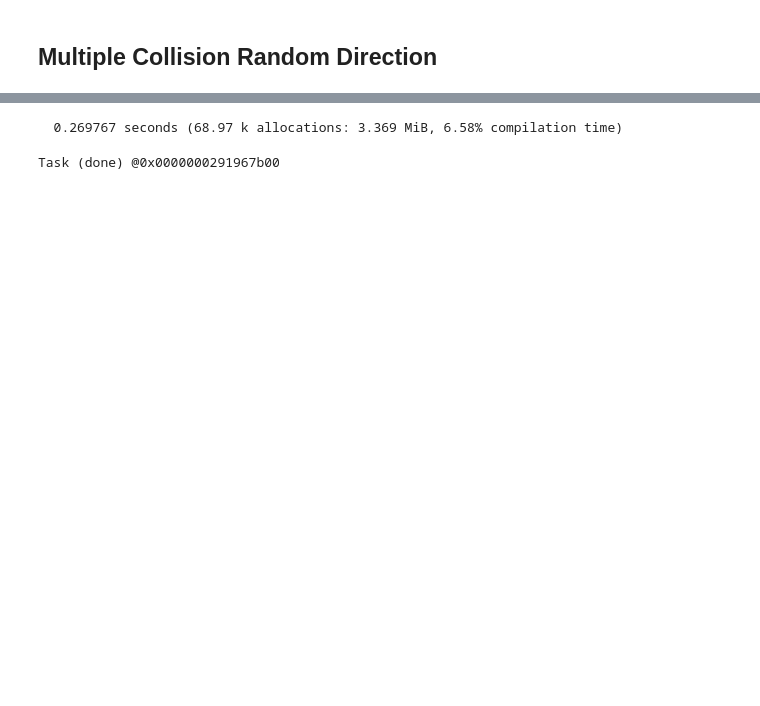
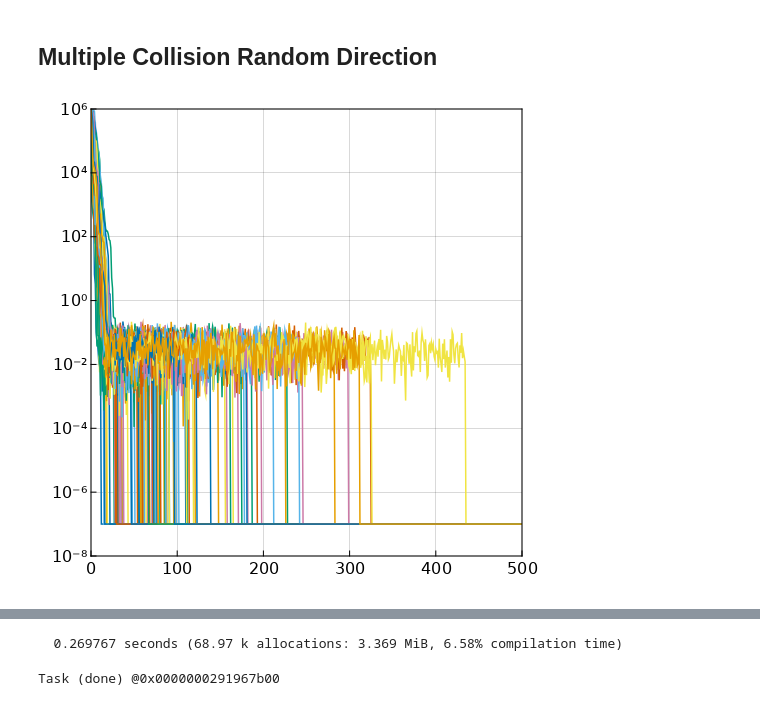
Before and after one commit to JBusink/Neutronenbron_Simulatie, a Jupyter notebook: Scripts/Simulatie.ipynb, the cells around one changed output, grey strips where cells are left out. Saved outputs shown, nothing was run; the diff lists cells and outputs as text; code cells hidden in the pictures; blank space fills up the shorter version.

Commit message:
updated threads

```diff
--- a/Scripts/Simulatie.ipynb
+++ b/Scripts/Simulatie.ipynb
@@ -173,7 +178,7 @@ Etotal = []
 E0=1e6
 Px,Py,Pz = Vector{Float64}(),Vector{Float64}(),Vector{Float64}()
 
-for i in 1:1:10000
+for i in 1:1:100000
     E0,θ,ϕ =1e6,rand()*π,rand()*2*π
     P_initial = sqrt.(2 .* E0) .* SM.unit_vector(θ,ϕ)
     # P_initial = sqrt.(2 .* E0) .* Array([0,0,1])
@@ -215,4 +220,6 @@ hist!(ax4,Etotal./E0;bins = 201,strokecolor =:black,strokewidth=0.3,normalizatio
 # lines!(ax4,x,(1/π)./(sqrt.(x .* (1 .- x))),color=:black,linewidth=3,Label = L"Arcsine")
 lines!(ax4,x,(1 / π) .* ((x .^ (- α) .* ((1 .- x ) .^ (-α )))) ,color=:black,linewidth=3,Label = L"Arcsine")
 
-fig
+# fig
+
+# save("Single_collision_statistics.svg",fig)
@@ -219,15 +250,35 @@ fig
 # %% [markdown]
 ## Multiple Collision Random Direction
 # %%
+using Distributed,BenchmarkTools
+Threads.nthreads()
+
 Etotal = []
 Pxtotal,Pytotal,Pztotal = [],[],[]
-# FPTlist1,FPTlist2,FPTlist3,FPTlist4 = [],[],[],[]
-for i in 1:1:100000
+FPTlist1,FPTlist2,FPTlist3,FPTlist4 = [],[],[],[]
+Threads.@threads for i in 1:1:100
     E0,θ,ϕ =1e6,rand()*π,rand()*2*π
     P_initial = sqrt.(2 .* E0) .* SM.unit_vector(θ,ϕ)
-    E,Px,Py,Pz = SM.multiple_collision_random(P_initial,E0,60,1)
-    push!(Etotal,E);push!(Pxtotal,Px);
-    push!(Pytotal,Py);push!(Pztotal,Pz);
+    E,Px,Py,Pz = SM.multiple_collision_random(P_initial,E0,500,1)
+    push!(Etotal,E);
+    # push!(Pxtotal,Px);
+    # push!(Pytotal,Py);push!(Pztotal,Pz);
     # push!(FPTlist1,FPT1);push!(FPTlist2,FPT2);
     # push!(FPTlist3,FPT3);push!(FPTlist4,FPT4);
 end
+
+# dict=Dict()
+# for k in 1:1:500
+#     dict[k] = [Etotal[i][k] for i in 1:1:100000]
+# end
+
+fig = Figure(resolution = (500,500))
+ax = Axis(fig[1,1],
+limits=(0,500,1e-8,1e6),
+yscale = log10)
+for i in 1:1:100
+    lines!(LinRange(0,500,501), Etotal[i])
+end
+fig
+# %% [output]
+[figure, added]
```
Also changed, not shown: parts of 10 cells of this notebook, 8 other files.
